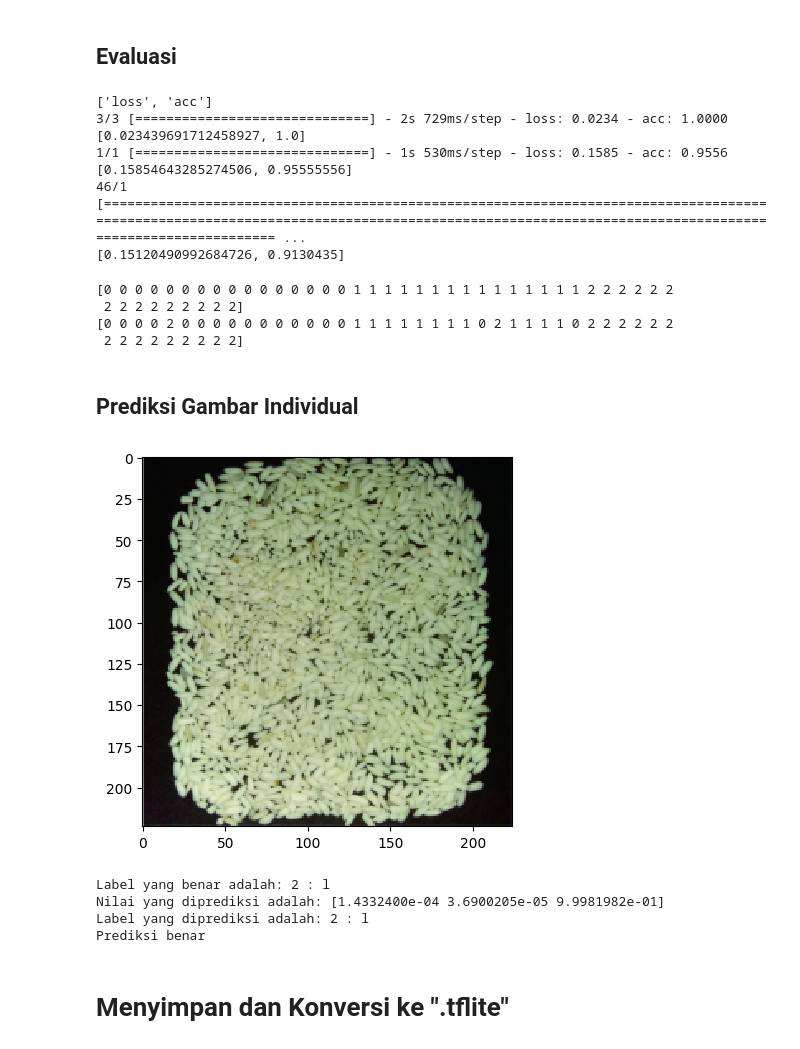
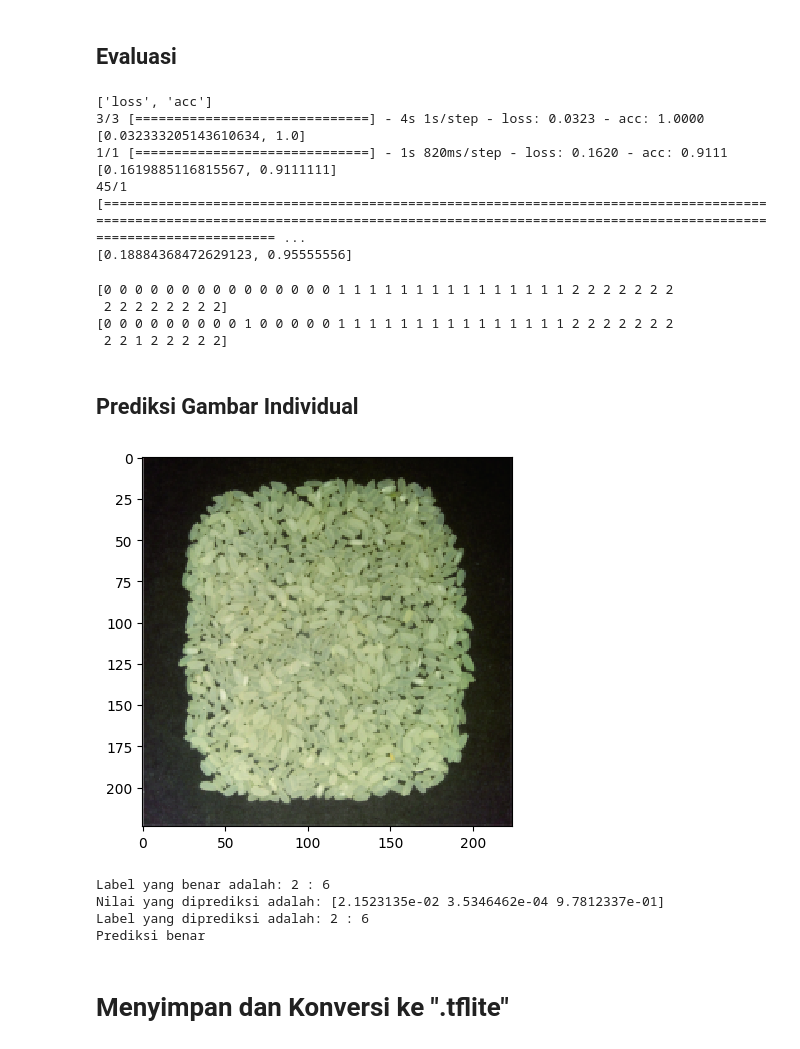
Before and after one commit to Soedirman-Machine-Learning/rice-varieties-classification, a Jupyter notebook: Klasifikasi Jenis Beras VGG-16Net.ipynb, the cells around one changed output. Cells and saved outputs as stored; diff of their text form; code cells hidden in the pictures.

```diff
--- a/Klasifikasi Jenis Beras VGG-16Net.ipynb
+++ b/Klasifikasi Jenis Beras VGG-16Net.ipynb
@@ -77,6 +77,6 @@ K18.jpg  K26.jpg  K34.jpg  K42.jpg  K50.jpg  K59.jpg  K67.jpg  K75.jpg
 # %%
 #Perintah untuk memvisualisasikan satu gambar dari data train
-image = imread("data/image/train/Cilamaya/C17.jpg")
+image = imread("data/image/train/IR64/I17.jpg")
 plt.figure(figsize=(3,3))
 plt.imshow(image)
 # %% [output]
@@ -109,7 +109,7 @@ val_generator = datagen.flow_from_directory(
 #Memuat dataset pengujian
 X_test = []
 y_test = []
-labels = ['Cilamaya', 'IR64', 'Ketan']
+labels = ['IR64', 'Ketan', 'Pandanwangi']
 
 for i,label in enumerate(labels):
     folder = os.path.join("data/image/test",label)
@@ -163,7 +163,7 @@ Ketan
 # %%
 IMG_SHAPE = (224, 224, 3)
 # Membuat model dasar (base model) dari pre-trained model VGG16
-base_model = tf.keras.applications.vgg16.VGG16(input_shape=IMG_SHAPE,
+base_model = tf.keras.applications.VGG16(input_shape=IMG_SHAPE,
                                               include_top=False,
                                               weights='imagenet')
 # %% [output]
@@ -339,12 +339,12 @@ print(model.evaluate(val_generator))
 print(model.evaluate(x= X_test3, y = y_test3))
 # %% [output]
 ['loss', 'acc']
-3/3 [==============================] - 2s 729ms/step - loss: 0.0234 - acc: 1.0000
-[0.023439691712458927, 1.0]
-1/1 [==============================] - 1s 530ms/step - loss: 0.1585 - acc: 0.9556
-[0.15854643285274506, 0.95555556]
-46/1 [================================================================================================================================================================================================== ...
-[0.15120490992684726, 0.9130435]
+3/3 [==============================] - 4s 1s/step - loss: 0.0323 - acc: 1.0000
+[0.032333205143610634, 1.0]
+1/1 [==============================] - 1s 820ms/step - loss: 0.1620 - acc: 0.9111
+[0.1619885116815567, 0.9111111]
+45/1 [================================================================================================================================================================================================== ...
+[0.18884368472629123, 0.95555556]
 # %%
 #Menampilkan matriks yang benar dan matriks hasil prediksi
 
@@ -358,34 +358,34 @@ y_pred = np.argmax(Y_pred, axis=1)
 print(y_true)
 print(y_pred)
 # %% [output]
-[0 0 0 0 0 0 0 0 0 0 0 0 0 0 0 0 1 1 1 1 1 1 1 1 1 1 1 1 1 1 1 2 2 2 2 2 2
- 2 2 2 2 2 2 2 2 2]
-[0 0 0 0 2 0 0 0 0 0 0 0 0 0 0 0 1 1 1 1 1 1 1 1 0 2 1 1 1 1 0 2 2 2 2 2 2
- 2 2 2 2 2 2 2 2 2]
+[0 0 0 0 0 0 0 0 0 0 0 0 0 0 0 1 1 1 1 1 1 1 1 1 1 1 1 1 1 1 2 2 2 2 2 2 2
+ 2 2 2 2 2 2 2 2]
+[0 0 0 0 0 0 0 0 0 1 0 0 0 0 0 1 1 1 1 1 1 1 1 1 1 1 1 1 1 1 2 2 2 2 2 2 2
+ 2 2 1 2 2 2 2 2]
 # %% [markdown]
 ## Prediksi Gambar Individual
 # %%
-n = 45 #Jangan melampaui (nilai dari gambar test - 1)
+n = 44 #Jangan melampaui (nilai dari gambar test - 1)
 
 plt.imshow(X_test[n])
 plt.show()
 
 true_label = np.argmax(y_test2,axis=1)[n]
 print("Label yang benar adalah:",true_label,":",labels[true_label])
 prediction = model.predict(X_test[n][np.newaxis,...])[0]
 print("Nilai yang diprediksi adalah:",prediction)
 predicted_label = np.argmax(prediction)
 print("Label yang diprediksi adalah:",predicted_label,":",labels[predicted_label])
 
 if true_label == predicted_label:
     print("Prediksi benar")
 else:
     print("Prediksi salah")
 # %% [output]
-[figure, old version]
+[figure, new version]
-Label yang benar adalah: 2 : l
-Nilai yang diprediksi adalah: [1.4332400e-04 3.6900205e-05 9.9981982e-01]
-Label yang diprediksi adalah: 2 : l
+Label yang benar adalah: 2 : 6
+Nilai yang diprediksi adalah: [2.1523135e-02 3.5346462e-04 9.7812337e-01]
+Label yang diprediksi adalah: 2 : 6
 Prediksi benar
 # %% [markdown]
 # Menyimpan dan Konversi ke ".tflite"
```
Also changed, not shown: parts of 11 cells of this notebook.
